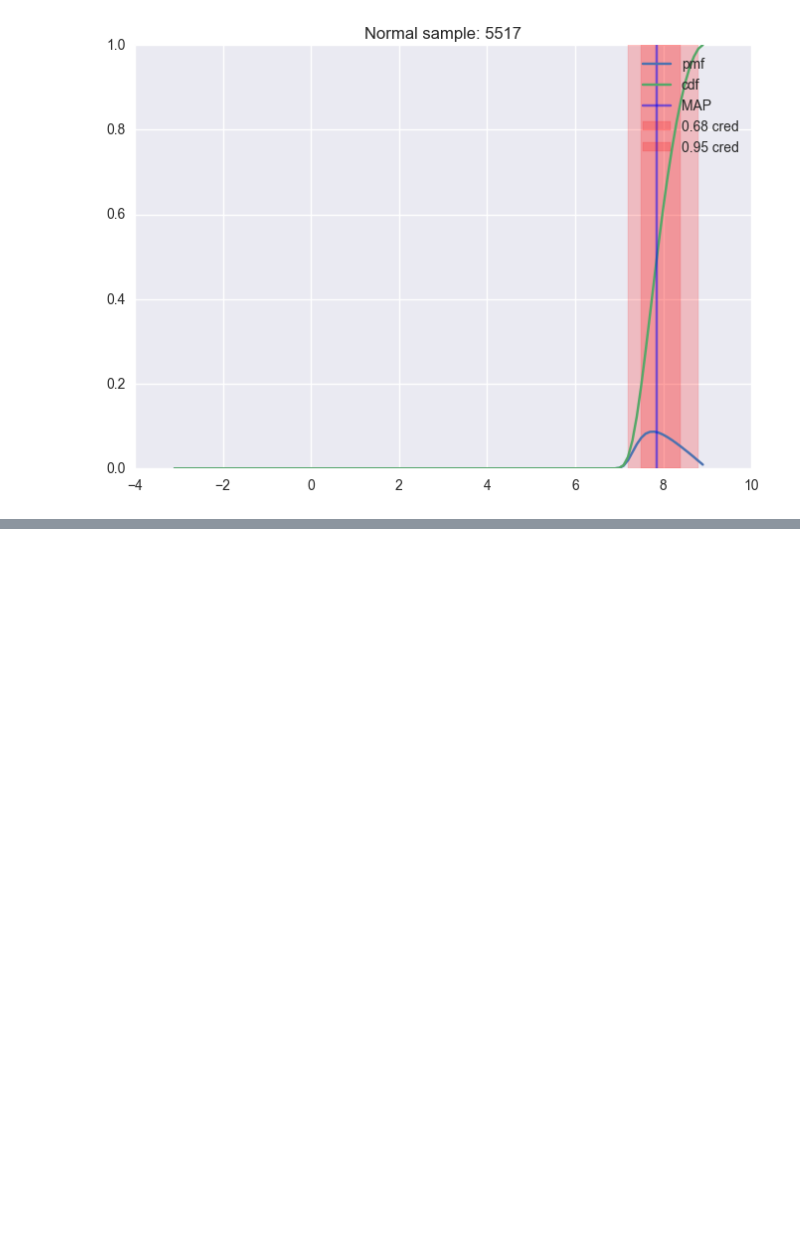
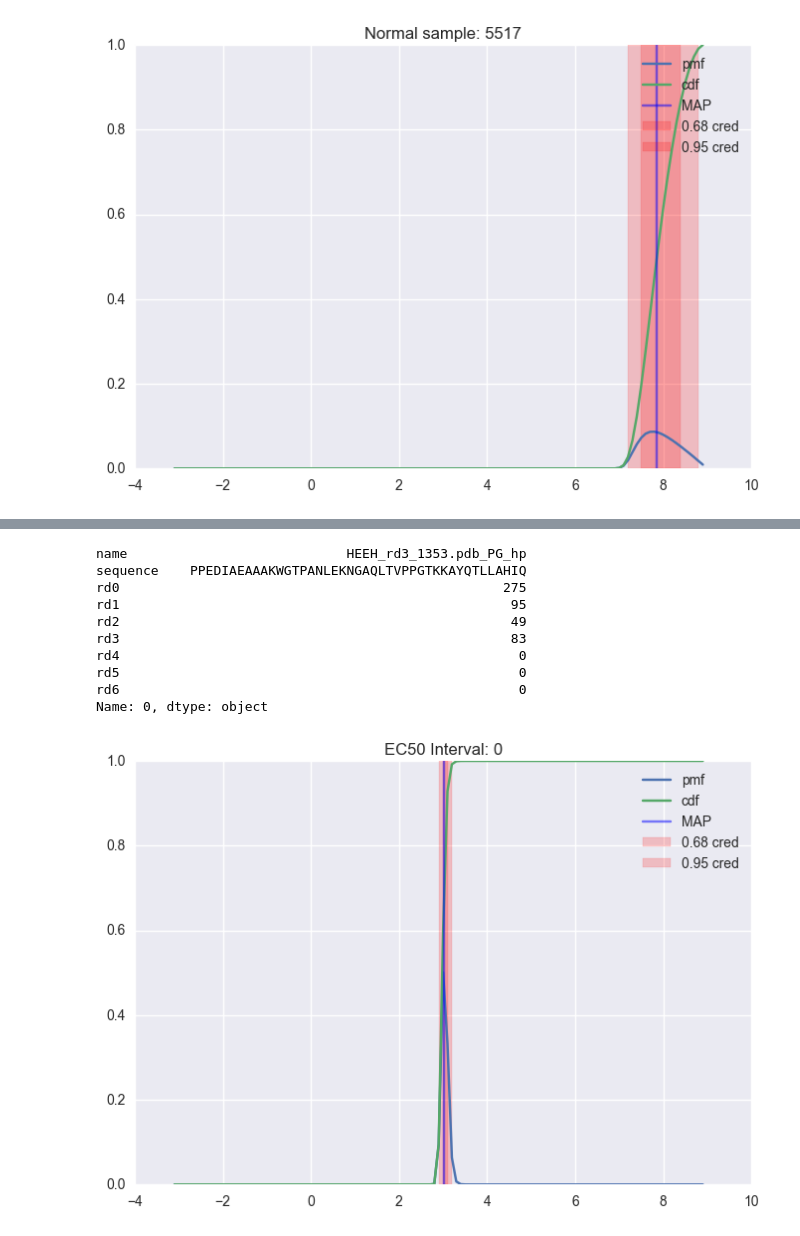
Before and after one commit to asford/protease_experimental_analysis, a Jupyter notebook: sequencing_model_example.ipynb, the cells around one changed output, grey strips where cells are left out. Drawn from its saved outputs; the diff is of its cells as text; code cells hidden in the pictures; blank space fills up the shorter version.

```diff
--- a/sequencing_model_example.ipynb
+++ b/sequencing_model_example.ipynb
@@ -154,0 +178,23 @@ chymo_src_data.iloc[isamples]
+# %%
+def plot_ec50_interval(i):
+    pylab.figure()
+    pylab.title("EC50 Interval: %s" % i)
+    print(chymo_src_data.ix[i])
+    chymo_model.plot_cred_summary(chymo_model.estimate_ec50_cred(default_map, i))
+
+    pylab.legend()
+
+ipywidgets.interact(plot_ec50_interval, i=ipywidgets.IntText())
+pass
+# %% [output]
+name                            HEEH_rd3_1353.pdb_PG_hp
+sequence    PPEDIAEAAAKWGTPANLEKNGAQLTVPPGTKKAYQTLLAHIQ
+rd0                                                 275
+rd1                                                  95
+rd2                                                  49
+rd3                                                  83
+rd4                                                   0
+rd5                                                   0
+rd6                                                   0
+Name: 0, dtype: object
+[figure, added]
```
Also changed, not shown: parts of 10 cells of this notebook, 1 other file.
